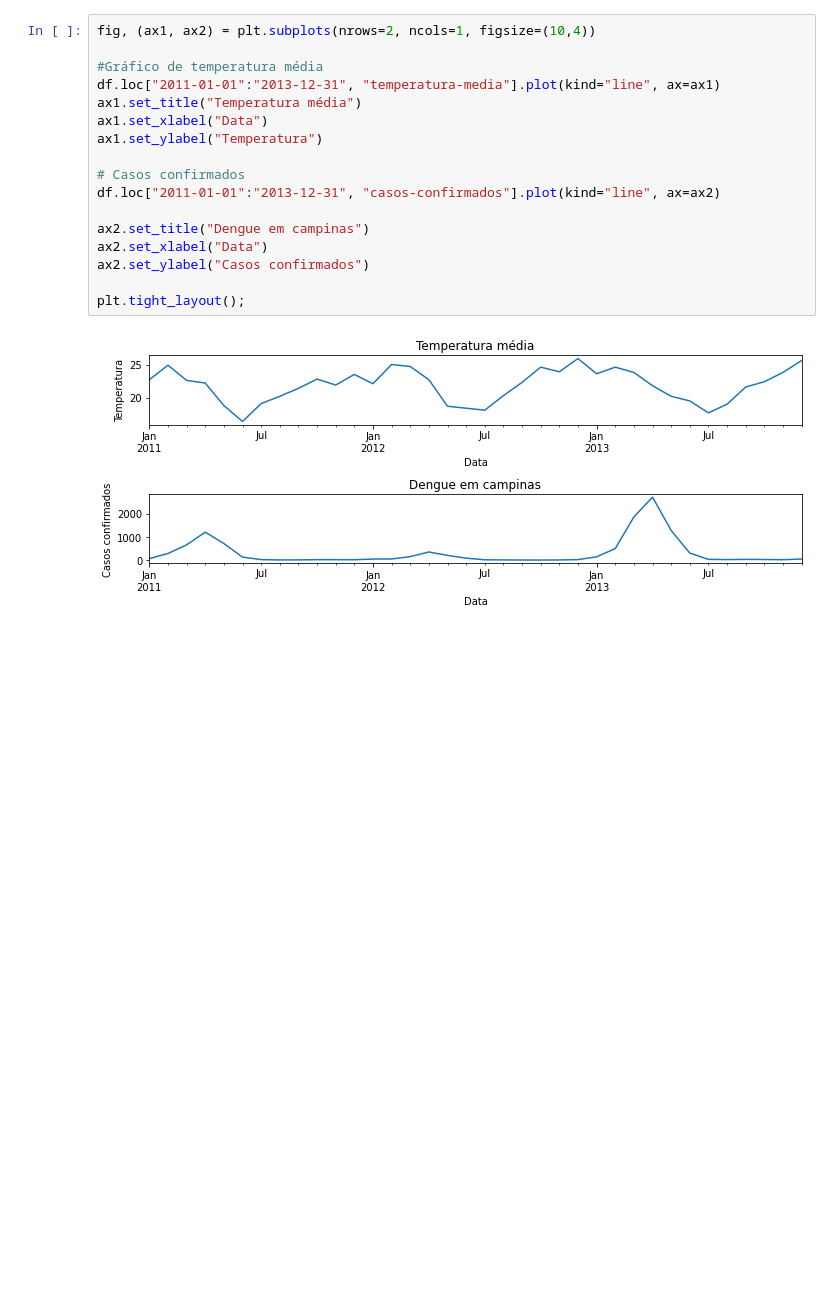
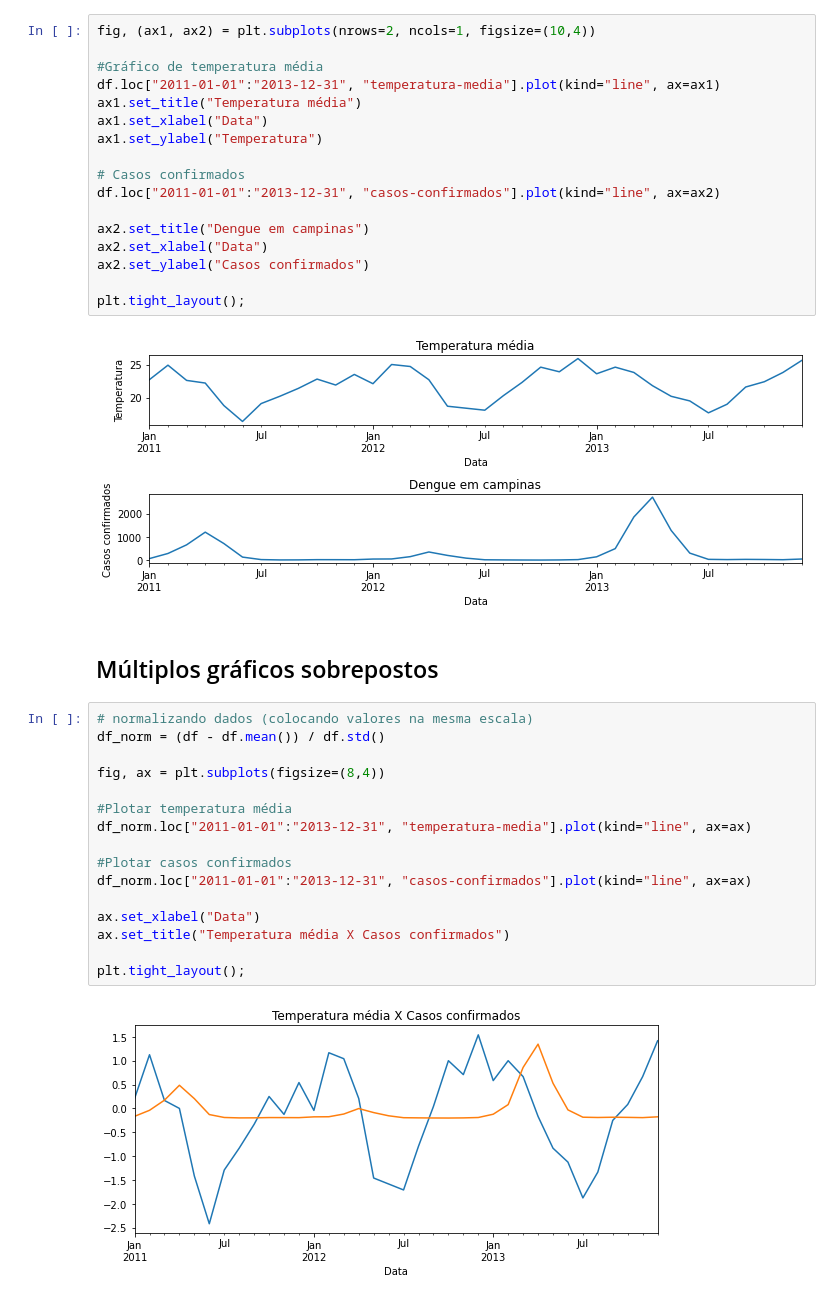
Before and after one commit to feliperromao/datascience-na-pratica, a Jupyter notebook: grafico_linhas.ipynb, the cells around one changed output. Cells and saved outputs as stored; diff of their text form; blank space fills up the shorter version.

```diff
--- a/grafico_linhas.ipynb
+++ b/grafico_linhas.ipynb
@@ -63,3 +63,23 @@ ax2.set_ylabel("Casos confirmados")
 plt.tight_layout();
 # %% [output]
 [figure]
+# %% [markdown]
+## Múltiplos gráficos sobrepostos
+# %%
+# normalizando dados (colocando valores na mesma escala)
+df_norm = (df - df.mean()) / df.std()
+
+fig, ax = plt.subplots(figsize=(8,4))
+
+#Plotar temperatura média
+df_norm.loc["2011-01-01":"2013-12-31", "temperatura-media"].plot(kind="line", ax=ax)
+
+#Plotar casos confirmados
+df_norm.loc["2011-01-01":"2013-12-31", "casos-confirmados"].plot(kind="line", ax=ax)
+
+ax.set_xlabel("Data")
+ax.set_title("Temperatura média X Casos confirmados")
+
+plt.tight_layout();
+# %% [output]
+[figure, added]
```
